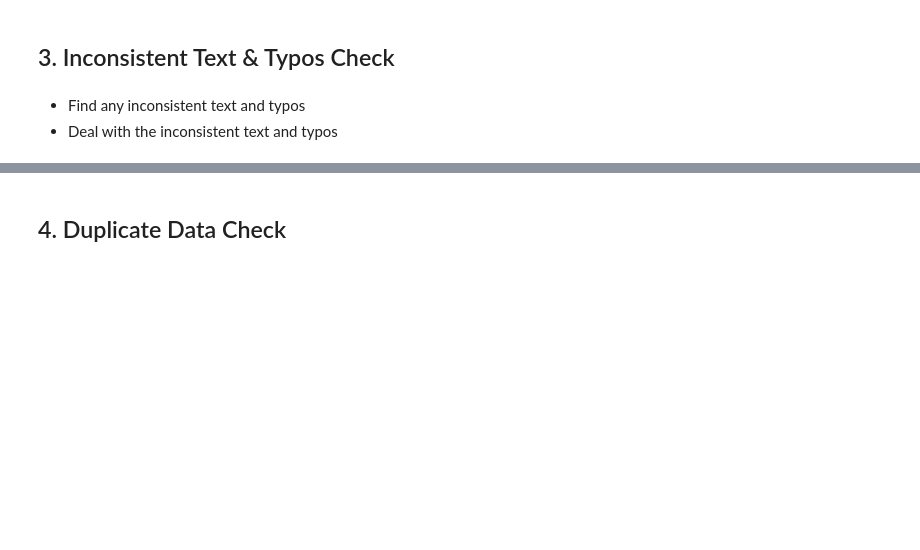
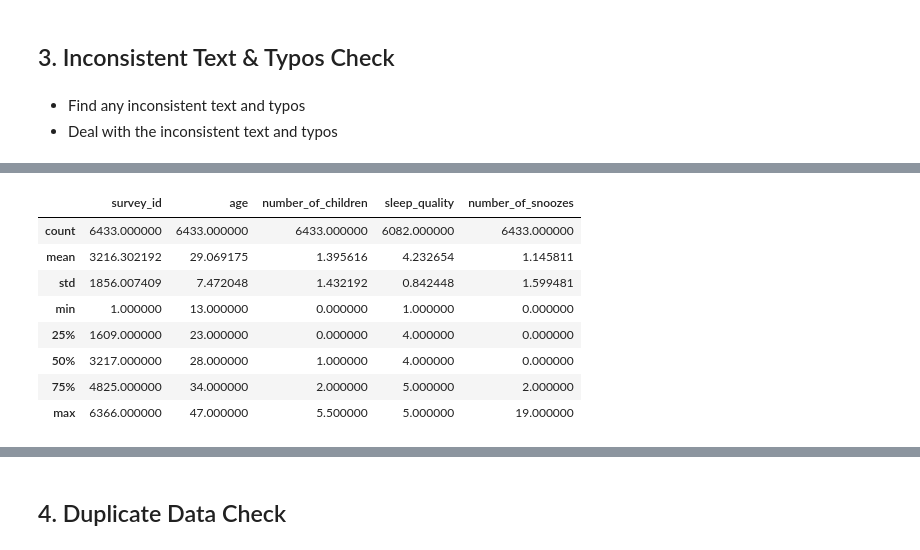
Before and after one commit to leompande/notebooks, a Jupyter notebook: data_prep_and_EDA/Course Assignment Notebooks/section05_assignments.ipynb, the cells around one changed output, grey strips where cells are left out. Saved outputs shown, nothing was run; the diff lists cells and outputs as text; code cells hidden in the pictures; blank space fills up the shorter version.

```diff
--- a/data_prep_and_EDA/Course Assignment Notebooks/section05_assignments.ipynb
+++ b/data_prep_and_EDA/Course Assignment Notebooks/section05_assignments.ipynb
@@ -94,0 +114,12 @@ happiness
+# %%
+df.describe()
+# %% [output]
+|  | survey_id | age | number_of_children | sleep_quality | number_of_snoozes |
+| count | 6433.000000 | 6433.000000 | 6433.000000 | 6082.000000 | 6433.000000 |
+| mean | 3216.302192 | 29.069175 | 1.395616 | 4.232654 | 1.145811 |
+| std | 1856.007409 | 7.472048 | 1.432192 | 0.842448 | 1.599481 |
+| min | 1.000000 | 13.000000 | 0.000000 | 1.000000 | 0.000000 |
+| 25% | 1609.000000 | 23.000000 | 0.000000 | 4.000000 | 0.000000 |
+| 50% | 3217.000000 | 28.000000 | 1.000000 | 4.000000 | 0.000000 |
+| 75% | 4825.000000 | 34.000000 | 2.000000 | 5.000000 | 2.000000 |
+| max | 6366.000000 | 47.000000 | 5.500000 | 5.000000 | 19.000000 |
```
Also changed, not shown: parts of 6 cells of this notebook.
